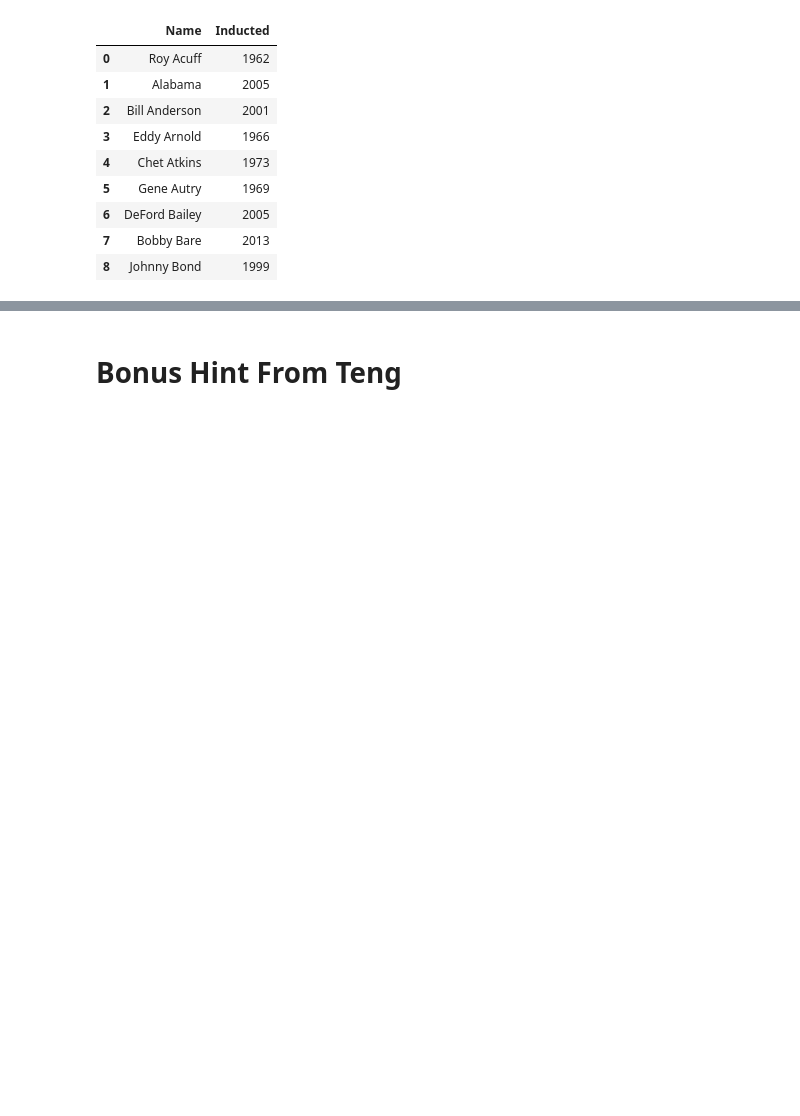
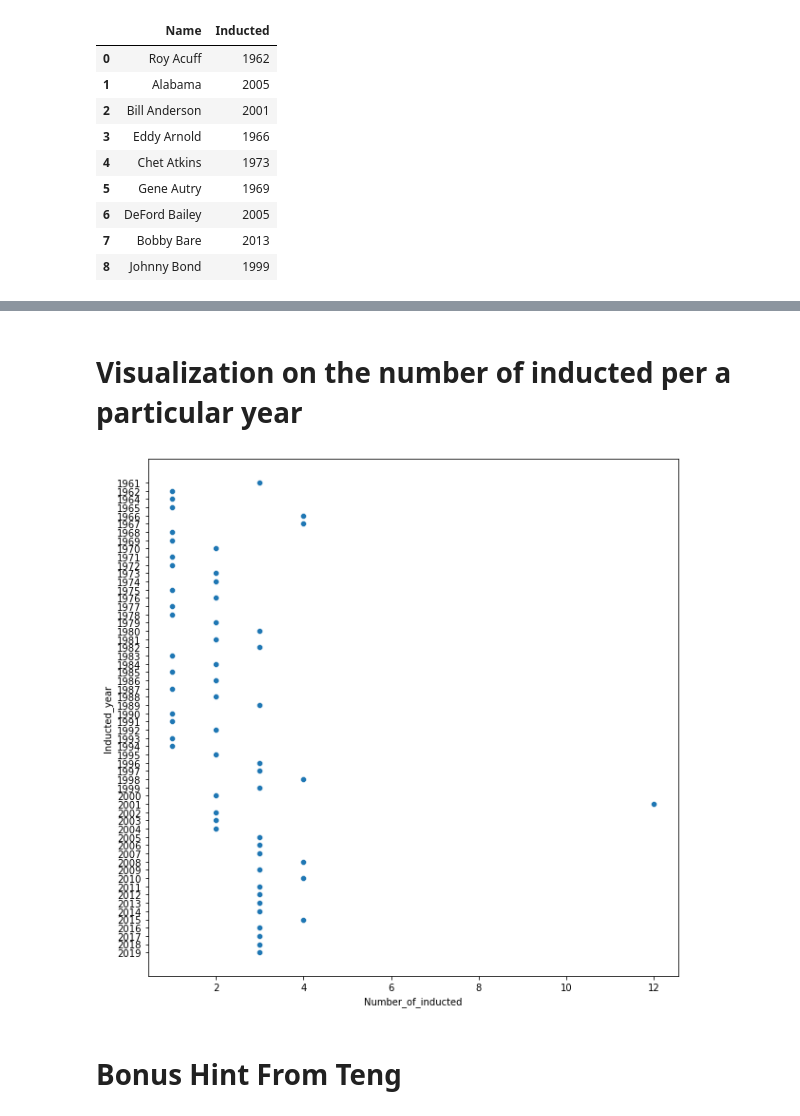
Before and after one commit to Engu12/web-scraping-country-music-hof-Engu12, a Jupyter notebook: WScr_countryMHof_Fame.ipynb, the cells around one changed output, grey strips where cells are left out. Drawn from its saved outputs; the diff is of its cells as text; code cells hidden in the pictures; blank space fills up the shorter version.

Commit message:
visualization ! Added !

```diff
--- a/WScr_countryMHof_Fame.ipynb
+++ b/WScr_countryMHof_Fame.ipynb
@@ -167,0 +234,4 @@ AttributeError: 'str' object has no attribute 'find_all'
+# %%
+All_HOF = pd.DataFrame(list(zip(artists_all,years_all)),columns = ["Artist_name","Inducted_year"])
+All_HOF
+#All_HOF["Inducted_year"]= pd.datetime(All_HOF["Inducted_year"]).dt.year
@@ -167,0 +252,3 @@ AttributeError: 'str' object has no attribute 'find_all'
+# %%
+Sorted_ALL_HOF = All_HOF.sort_values(by="Inducted_year")
+Sorted_ALL_HOF
@@ -167,0 +305,3 @@ AttributeError: 'str' object has no attribute 'find_all'
+# %%
+By_Ind_year = Sorted_ALL_HOF.groupby(["Inducted_year"]).count()
+print(By_Ind_year)
@@ -167,0 +326,2 @@ AttributeError: 'str' object has no attribute 'find_all'
+# %%
+By_Ind_year.rename(columns = {'Artist_name':'Number_of_inducted'},inplace=True)
@@ -168,3 +349,15 @@ AttributeError: 'str' object has no attribute 'find_all'
+# %% [markdown]
+# Visualization on the number of inducted per a particular year
+# %%
+#figsize=(20,18)
+fig,ax=plt.subplots(figsize=(10,10))
+ax = sns.scatterplot(x='Number_of_inducted',y='Inducted_year' , data = By_Ind_year)
+
+#ax.set_xticklabels(rotation=30)
+#xlabel(rotation=30)
+#plt.xticks(rotation=30)
+# %% [output]
+[figure, added]
 # %% [markdown]
 # Bonus Hint From Teng
 # %%
```
Also changed, not shown: parts of 35 cells of this notebook.
